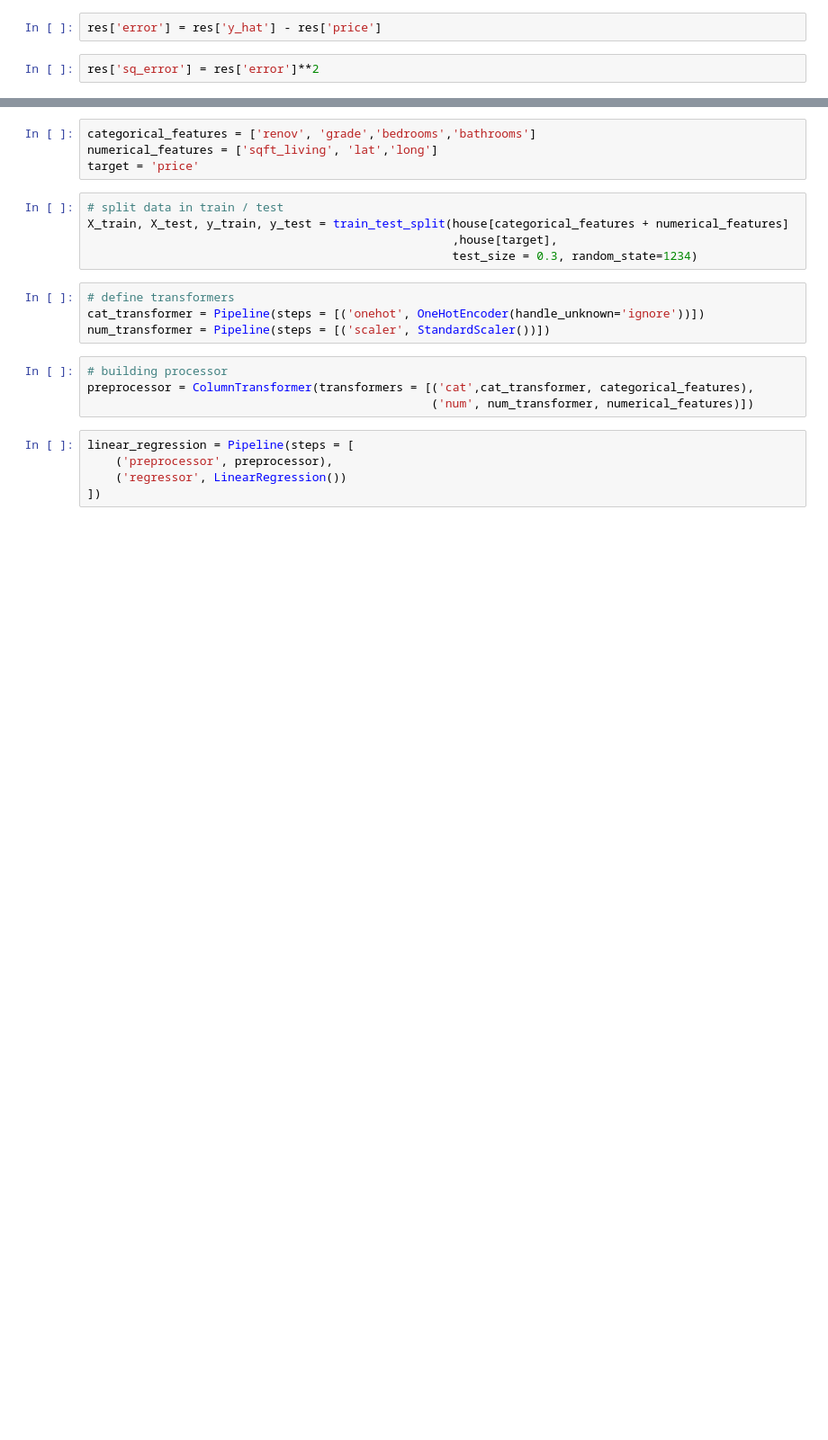
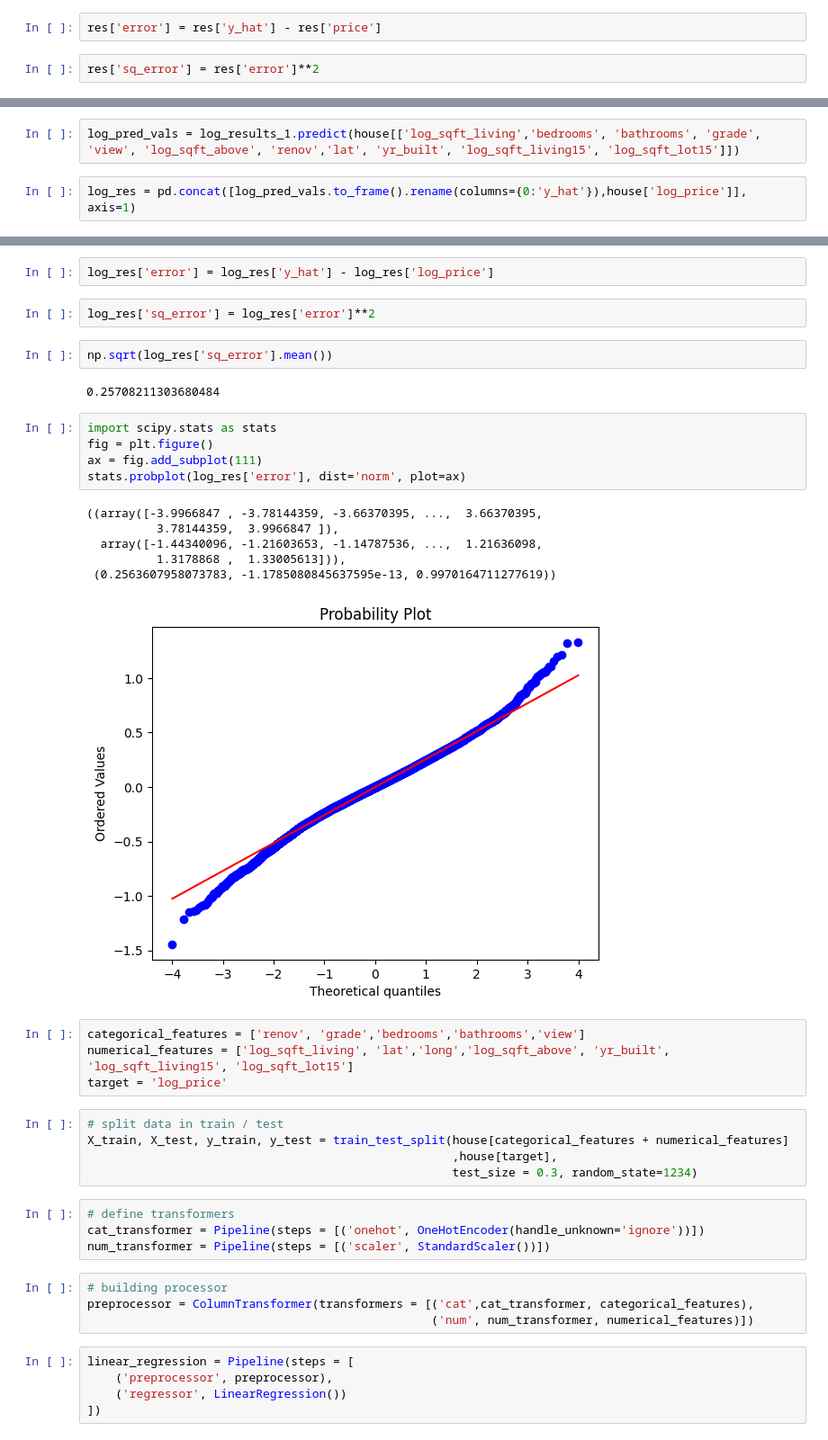
Before and after one commit to lilfakeS/schulich_data_science, a Jupyter notebook: assignment_3.ipynb, the cells around one changed output, grey strips where cells are left out. Shown at 90% size. Drawn from its saved outputs; the diff is of its cells as text; blank space fills up the shorter version.

```diff
--- a/assignment_3.ipynb
+++ b/assignment_3.ipynb
@@ -455,0 +525,4 @@ np.sqrt(res['sq_error'].mean())
+# %%
+log_pred_vals = log_results_1.predict(house[['log_sqft_living','bedrooms', 'bathrooms', 'grade', 'view', 'log_sqft_above', 'renov','lat', 'yr_built', 'log_sqft_living15', 'log_sqft_lot15']])
+# %%
+log_res = pd.concat([log_pred_vals.to_frame().rename(columns={0:'y_hat'}),house['log_price']], axis=1)
@@ -456,7 +545,27 @@ np.sqrt(res['sq_error'].mean())
+# %%
+log_res['error'] = log_res['y_hat'] - log_res['log_price']
+# %%
+log_res['sq_error'] = log_res['error']**2
+# %%
+np.sqrt(log_res['sq_error'].mean())
+# %% [output]
+0.25708211303680484
+# %%
+import scipy.stats as stats
+fig = plt.figure()
+ax = fig.add_subplot(111)
+stats.probplot(log_res['error'], dist='norm', plot=ax)
+# %% [output]
+((array([-3.9966847 , -3.78144359, -3.66370395, ...,  3.66370395,
+          3.78144359,  3.9966847 ]),
+  array([-1.44340096, -1.21603653, -1.14787536, ...,  1.21636098,
+          1.3178868 ,  1.33005613])),
+ (0.2563607958073783, -1.1785080845637595e-13, 0.9970164711277619))
+[figure, added]
 # %%
-categorical_features = ['renov', 'grade','bedrooms','bathrooms']
-numerical_features = ['sqft_living', 'lat','long']
-target = 'price'
+categorical_features = ['renov', 'grade','bedrooms','bathrooms','view']
+numerical_features = ['log_sqft_living', 'lat','long','log_sqft_above', 'yr_built', 'log_sqft_living15', 'log_sqft_lot15']
+target = 'log_price'
 # %%
 # split data in train / test
 X_train, X_test, y_train, y_test = train_test_split(house[categorical_features + numerical_features]
```
Also changed, not shown: parts of 32 cells of this notebook, 1 other file.
